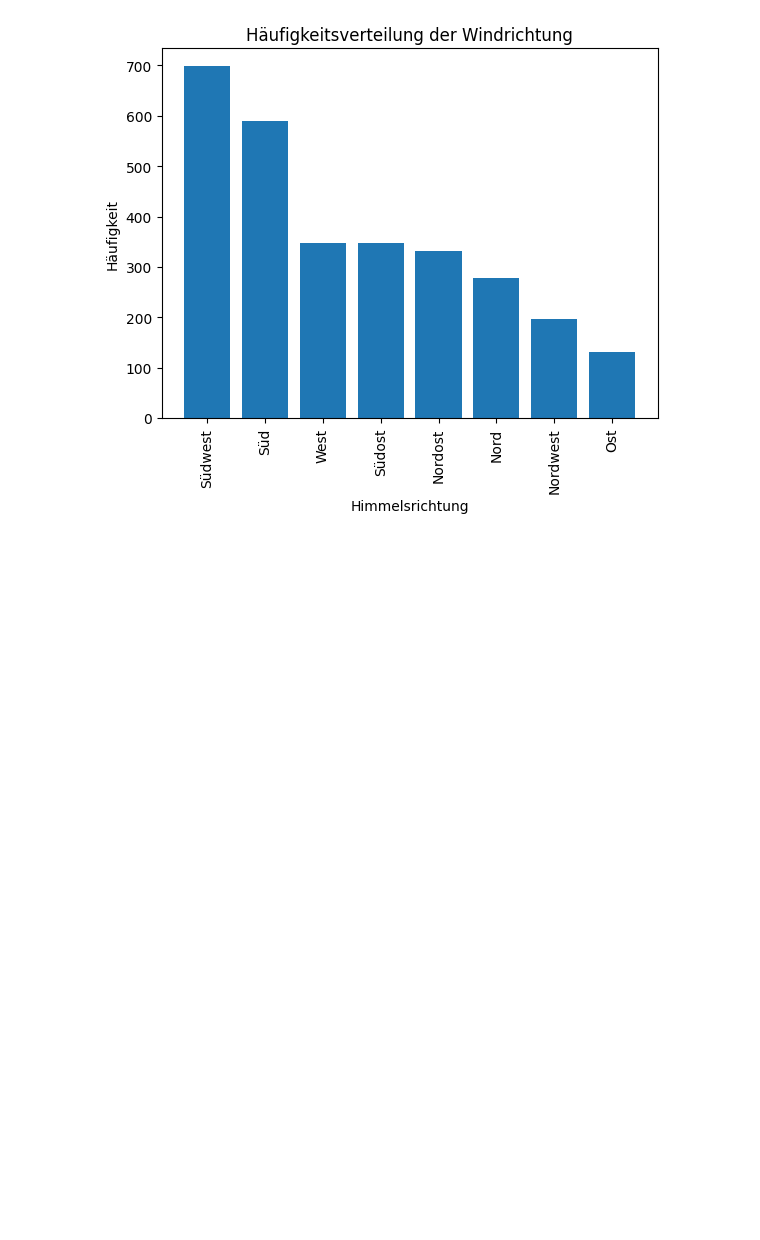
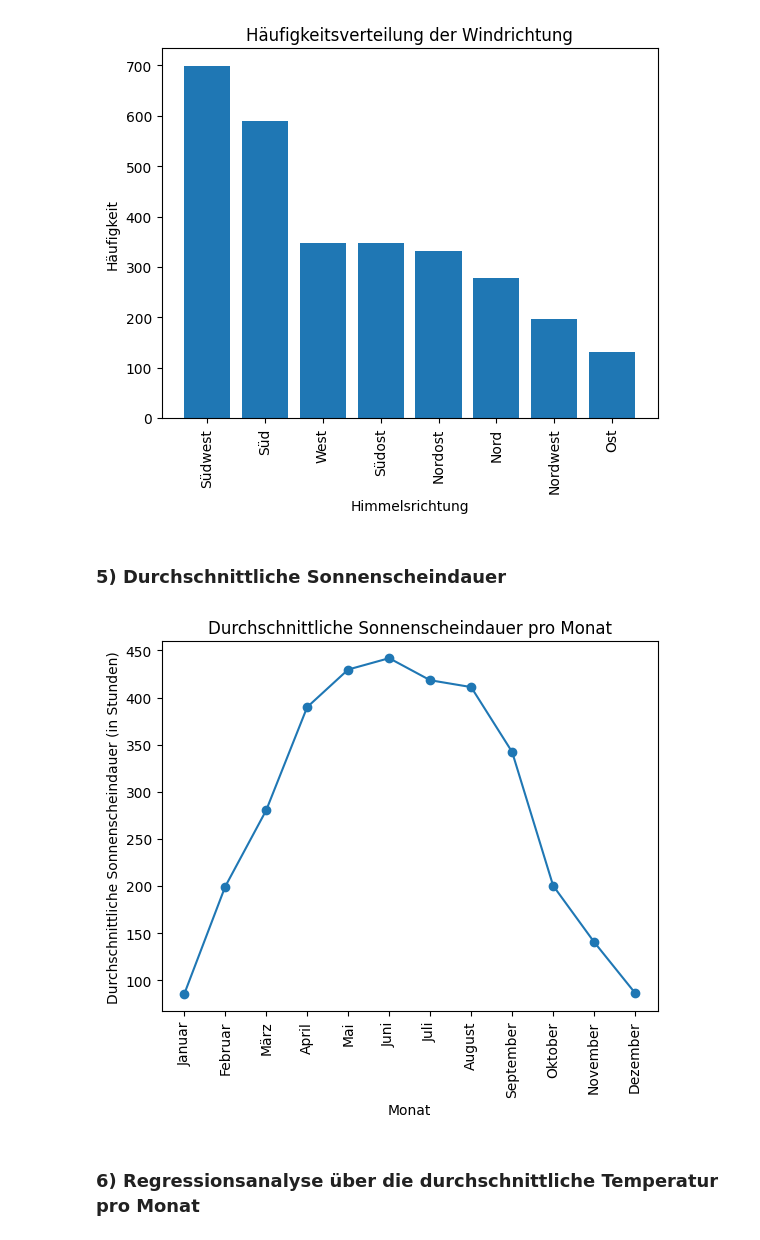
Before and after one commit to marcwiemann/Angewandte_ProgrammierungSS23, a Jupyter notebook: main.ipynb, the cells around one changed output. Drawn from its saved outputs; the diff is of its cells as text; code cells hidden in the pictures; blank space fills up the shorter version.

```diff
--- a/main.ipynb
+++ b/main.ipynb
@@ -157,3 +157,19 @@ plt.xticks(rotation=90)
 plt.show()
 # %% [output]
 [figure]
+# %% [markdown]
+### 5) Durchschnittliche Sonnenscheindauer
+# %%
+avg_sonnenscheindauer = df.groupby([df['Monat']])['Sonnenscheindauer'].mean()
+plt.plot(avg_sonnenscheindauer.index, avg_sonnenscheindauer.values, marker='o')
+plt.xlabel('Monat')
+plt.ylabel('Durchschnittliche Sonnenscheindauer (in Stunden)')
+plt.title('Durchschnittliche Sonnenscheindauer pro Monat')
+plt.xticks(ticks=range(1, 13), labels=monatsnamen, rotation=90)
+
+# Zeige das Diagramm an
+plt.show()
+# %% [output]
+[figure, added]
+# %% [markdown]
+### 6) Regressionsanalyse über die durchschnittliche Temperatur pro Monat
```
Also changed, not shown: parts of 4 cells of this notebook.
